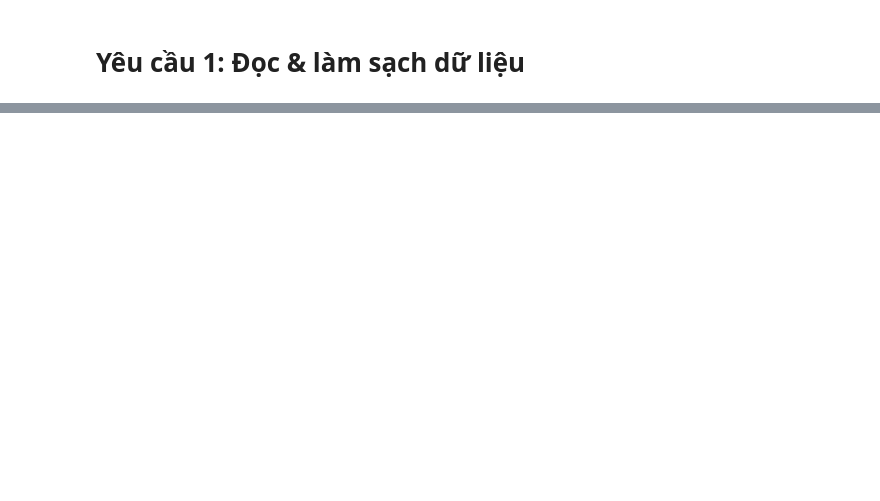
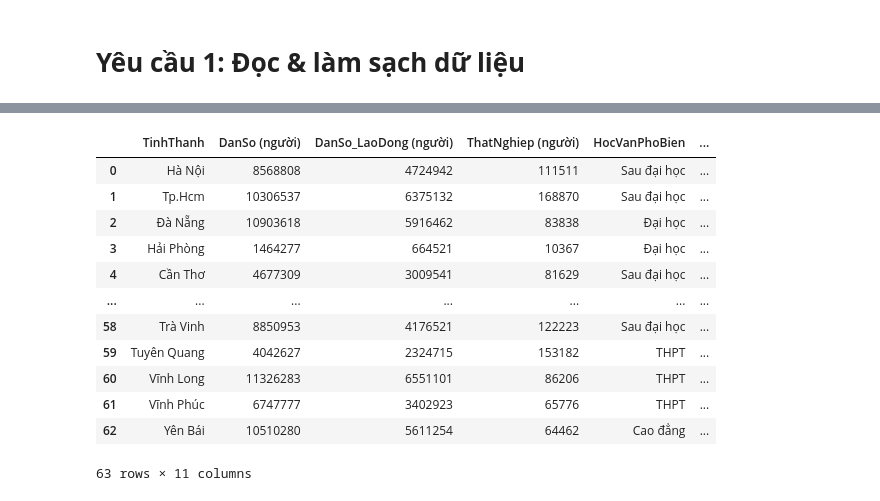
Before and after one commit to Sang2607/CyberSoft_Homework, a Jupyter notebook: BTVN/C3_PhanTichDanSoThatNghiep.ipynb, the cells around one changed output, grey strips where cells are left out. Saved outputs shown, nothing was run; the diff lists cells and outputs as text; code cells hidden in the pictures; blank space fills up the shorter version.

```diff
--- a/BTVN/C3_PhanTichDanSoThatNghiep.ipynb
+++ b/BTVN/C3_PhanTichDanSoThatNghiep.ipynb
@@ -76,0 +127,37 @@ dtype: object
+# %%
+#b) Phân loại mức thất nghiệp:
+#cách 1:
+# MergeDataTotal["PhanLoaiThatNghiep"] = pd.cut(
+#     MergeDataTotal["TyLeThatNghiep"],
+#     bins=[-np.inf, 2,4,6, np.inf],
+#     labels=["Rất thấp", "Thấp", "Trung bình", "Cao"],
+#     right=False
+# )
+
+#cách 2
+def classify(rate):
+    if rate < 2:
+        return "Rất thấp"
+    elif rate < 4:
+        return "Thấp"
+    elif rate < 6:
+        return "Trung bình"
+    else:
+        return "Cao"
+
+MergeDataTotal["PhanLoaiThatNghiep"] = MergeDataTotal["TyLeThatNghiep"].apply(classify)
+MergeDataTotal
+# %% [output]
+|  | TinhThanh | DanSo (người) | DanSo_LaoDong (người) | ThatNghiep (người) | HocVanPhoBien | ... |
+| 0 | Hà Nội | 8568808 | 4724942 | 111511 | Sau đại học | ... |
+| 1 | Tp.Hcm | 10306537 | 6375132 | 168870 | Sau đại học | ... |
+| 2 | Đà Nẵng | 10903618 | 5916462 | 83838 | Đại học | ... |
+| 3 | Hải Phòng | 1464277 | 664521 | 10367 | Đại học | ... |
+| 4 | Cần Thơ | 4677309 | 3009541 | 81629 | Sau đại học | ... |
+| ... | ... | ... | ... | ... | ... | ... |
+| 58 | Trà Vinh | 8850953 | 4176521 | 122223 | Sau đại học | ... |
+| 59 | Tuyên Quang | 4042627 | 2324715 | 153182 | THPT | ... |
+| 60 | Vĩnh Long | 11326283 | 6551101 | 86206 | THPT | ... |
+| 61 | Vĩnh Phúc | 6747777 | 3402923 | 65776 | THPT | ... |
+| 62 | Yên Bái | 10510280 | 5611254 | 64462 | Cao đẳng | ... |
+63 rows × 11 columns
```
Also changed, not shown: parts of 9 cells of this notebook, 3 other files.
